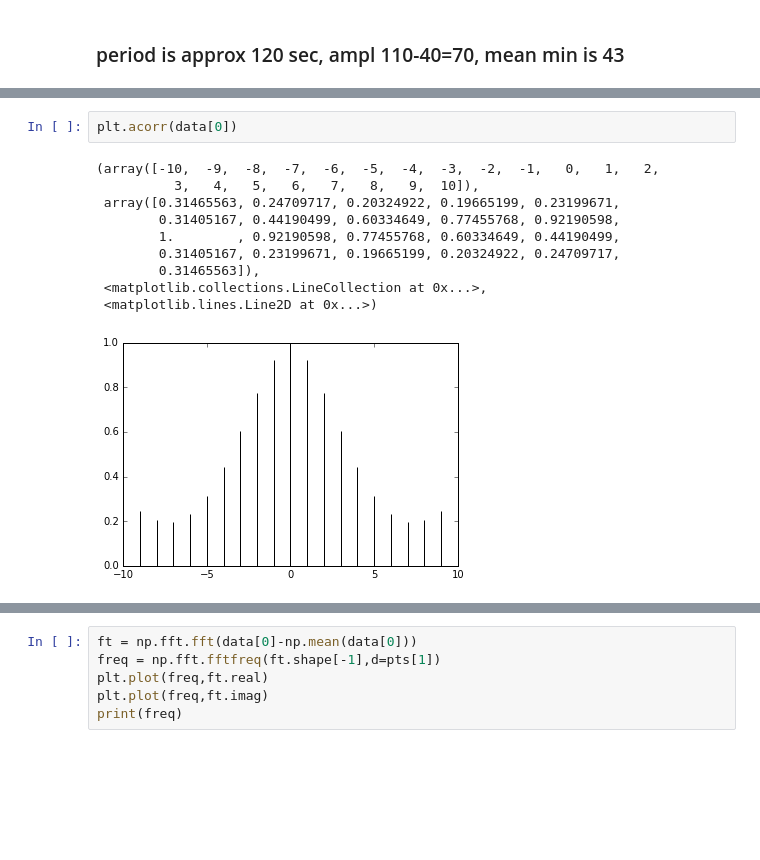
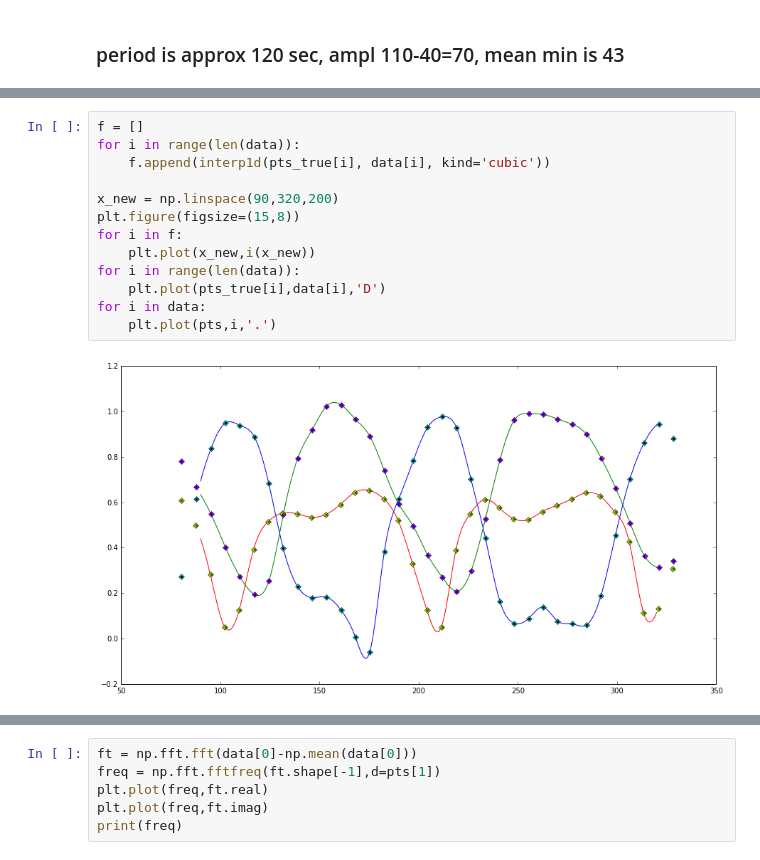
Before and after one commit to DaniloZZZ/quantTechLab, a Jupyter notebook: Fit/Vis-Anneal.ipynb, the cells around one changed output, grey strips where cells are left out. Drawn from its saved outputs; the diff is of its cells as text; blank space fills up the shorter version.

```diff
--- a/Fit/Vis-Anneal.ipynb
+++ b/Fit/Vis-Anneal.ipynb
@@ -52,13 +60,15 @@ Data points used: 35
-# %%
-plt.acorr(data[0])
-# %% [output]
-(array([-10,  -9,  -8,  -7,  -6,  -5,  -4,  -3,  -2,  -1,   0,   1,   2,
-          3,   4,   5,   6,   7,   8,   9,  10]),
- array([0.31465563, 0.24709717, 0.20324922, 0.19665199, 0.23199671,
-        0.31405167, 0.44190499, 0.60334649, 0.77455768, 0.92190598,
-        1.        , 0.92190598, 0.77455768, 0.60334649, 0.44190499,
-        0.31405167, 0.23199671, 0.19665199, 0.20324922, 0.24709717,
-        0.31465563]),
- <matplotlib.collections.LineCollection at 0x...>,
- <matplotlib.lines.Line2D at 0x...>)
-[figure, removed]
+# %%
+f = []
+for i in range(len(data)):
+    f.append(interp1d(pts_true[i], data[i], kind='cubic'))
+
+x_new = np.linspace(90,320,200)
+plt.figure(figsize=(15,8))
+for i in f:
+    plt.plot(x_new,i(x_new))
+for i in range(len(data)):
+    plt.plot(pts_true[i],data[i],'D')
+for i in data:
+    plt.plot(pts,i,'.')
+# %% [output]
+[figure, added]
```
Also changed, not shown: parts of 20 cells of this notebook, 4 other files.
